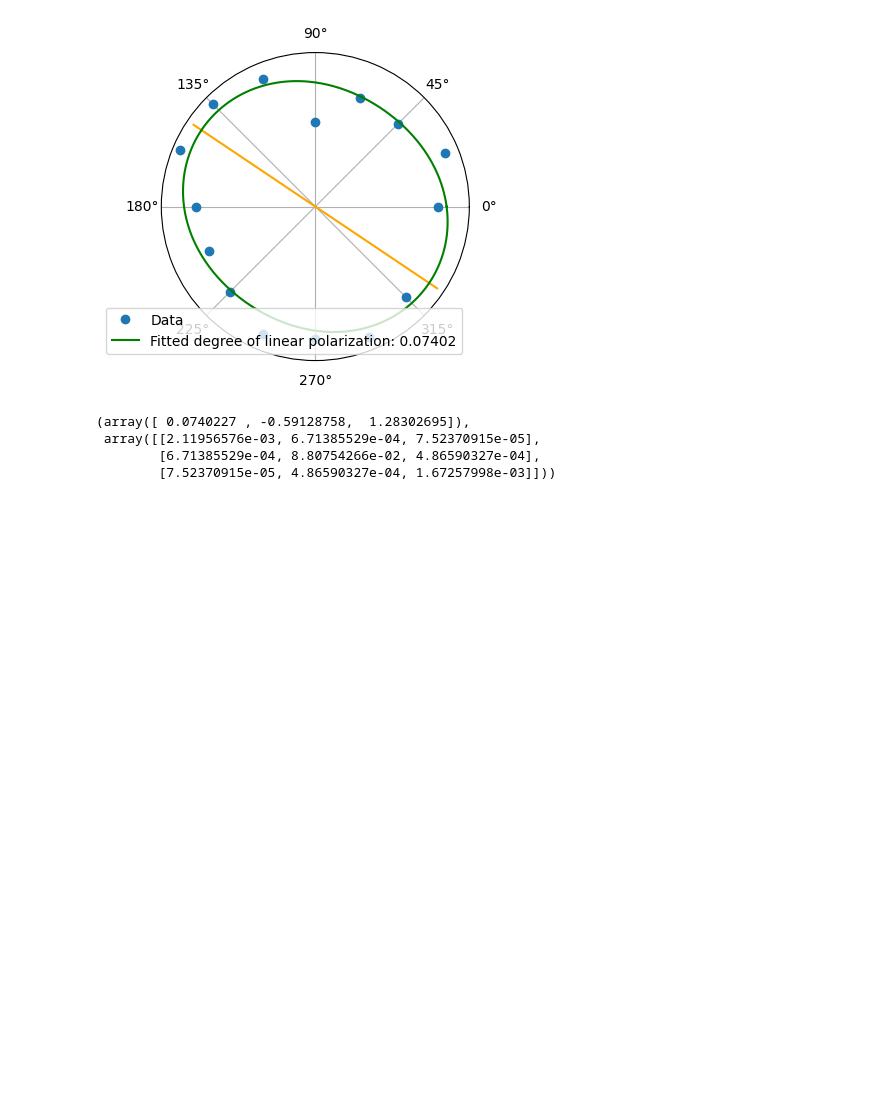
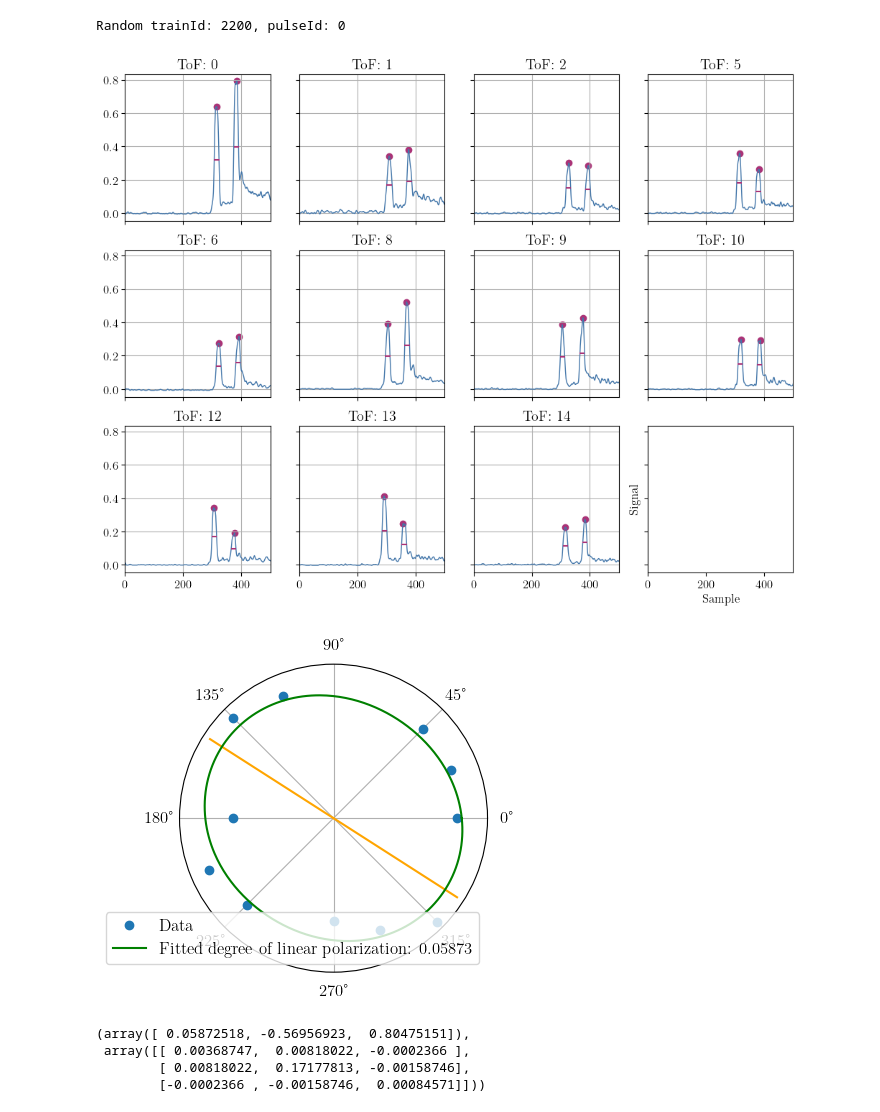
Before and after one commit to XAC-CFEL/PolScope, a Jupyter notebook: test.ipynb, the cells around one changed output. Cells and saved outputs as stored; diff of their text form; code cells hidden in the pictures; blank space fills up the shorter version.

Commit message:
work with new energyCalibFunc

```diff
--- a/test.ipynb
+++ b/test.ipynb
@@ -22,7 +19,7 @@ mpl.rcParams.update({
 # %%
 importlib.reload(ToFPipeline)
 ToFPipeline.GlobalConfig.load("ToFPipeline/config.yaml")
-runNo=2119
+runNo=2244
 # %%
 raw = """
 > |Photon Energy|daq_run|Ugap|Ushift
@@ -156,10 +153,10 @@ raw = """
 > |1000|2247|22.423|23
 """
 # %%
-data = ToFPipeline.NXSLoader("data").load(runNumbers=[runNo]).defaultPreprocessing(baselineRegion=[1800,1850])
+data = ToFPipeline.NXSLoader("data").load(runNumbers=[runNo]).defaultPreprocessing(baselineRegion=[0,10])
 # %%
 #%matplotlib widget
-results = ToFPipeline.PeakFinder(data.data).stack().tShift().smooth().smooth().normalize().process(threshold=0.01,peakNo=1,roi=[0,500],minWidth=False,symmetric=False,slopeLength=3, slopeStartHeight=0.5).dataframe()
+results = ToFPipeline.PeakFinder(data.data).stack().smooth().smooth().normalize().process(threshold=0.01,peakNo=1,roi=[0,700],minWidth=False,symmetric=False,slopeLength=False, slopeStartHeight=False).dataframe()
 results.results["pos"] = results.results["pos"] + 0
-#results.fitGaussians(useUpperHalf=False,multiGauss=[3,1],roiWidthMultiplier=2.0)
-results.plotSingle(ToF=1,logScale=False,xmin=0,xmax=500,figsize=(4,5),showGaussianFit=False)
+#results.fitGaussians(useUpperHalf=False, roiWidthMultiplier=3.0)
+#results.plotSingle(ToF=0,xmin=280,xmax=480,figsize=(4,5),showGaussianFit=False)
@@ -254,6 +251,8 @@ results.results[results.results["peakNo"]==0]
 # %%
-plotdata = ToFPipeline.NXSLoader("data").load(runNumbers=[2119]).defaultPreprocessing(baselineRegion=[1800,1850]).data
-stack = ToFPipeline.PeakFinder(plotdata).stack().tShift({1:6,2:-8,5:1,6:-6,8:7,9:5,10:-7,12:10,13:23}).smooth().normalize()
+importlib.reload(ToFPipeline)
+ToFPipeline.GlobalConfig.load("ToFPipeline/config.yaml")
+plotdata = ToFPipeline.NXSLoader("data").load(runNumbers=[2200]).defaultPreprocessing(baselineRegion=[0,10]).data
+stack = ToFPipeline.PeakFinder(plotdata).stack().tShift({1:6,2:-8,5:1,6:-7,8:7,9:5,7:-12,10:-7,12:10,13:23}).smooth().normalize()
 plotter = ToFPipeline.Plotter(data = stack.data)
-plotter.plot(transParam=calib,sampleMin=300, sampleMax=450, interpolate=True)
+plotter.plot(transParam=calib,sampleMin=280, sampleMax=450, interpolate=False)
 # %% [output]
@@ -431,14 +418,16 @@ plt.show()
 # %%
 import pandas as pd
-data = ToFPipeline.NXSLoader("data").load(runNumbers=[2126]).defaultPreprocessing(baselineRegion=[0,10])
-results = ToFPipeline.PeakFinder(data.data).stack().normalize().smooth(windowSize=5).process(threshold=0.01,peakNo=1,roi=[0,500],minWidth=False,symmetric=False).dataframe()#.plot(logScale=False,xmin=0,xmax=500)
+data = ToFPipeline.NXSLoader("data").load(runNumbers=[2200]).defaultPreprocessing(baselineRegion=[0,10])
+results = ToFPipeline.PeakFinder(data.data).stack().normalize().smooth().smooth().process(threshold=0.01,peakNo=1,roi=[0,700],minWidth=False,symmetric=False).dataframe().plot(logScale=False,xmin=0,xmax=500)
 ToFPipeline.AuxFunc(results.results).addData(data.angles, key="Angles", axis="detector")
 results.results["Photon Energy"] = 1000
 ToFPipeline.Fitter(results.results).pol(transParam=calib,peakNo=1,beta=2,intMethod="height")
 # %% [output]
+Random trainId: 2200, pulseId: 0
-[figure, old version]
+[figure, new version]
-(array([ 0.0740227 , -0.59128758,  1.28302695]),
- array([[2.11956576e-03, 6.71385529e-04, 7.52370915e-05],
-        [6.71385529e-04, 8.80754266e-02, 4.86590327e-04],
-        [7.52370915e-05, 4.86590327e-04, 1.67257998e-03]]))
+[figure, added]
+(array([ 0.05872518, -0.56956923,  0.80475151]),
+ array([[ 0.00368747,  0.00818022, -0.0002366 ],
+        [ 0.00818022,  0.17177813, -0.00158746],
+        [-0.0002366 , -0.00158746,  0.00084571]]))
 # %%
```
Also changed, not shown: parts of 19 cells of this notebook, 5 other files.
